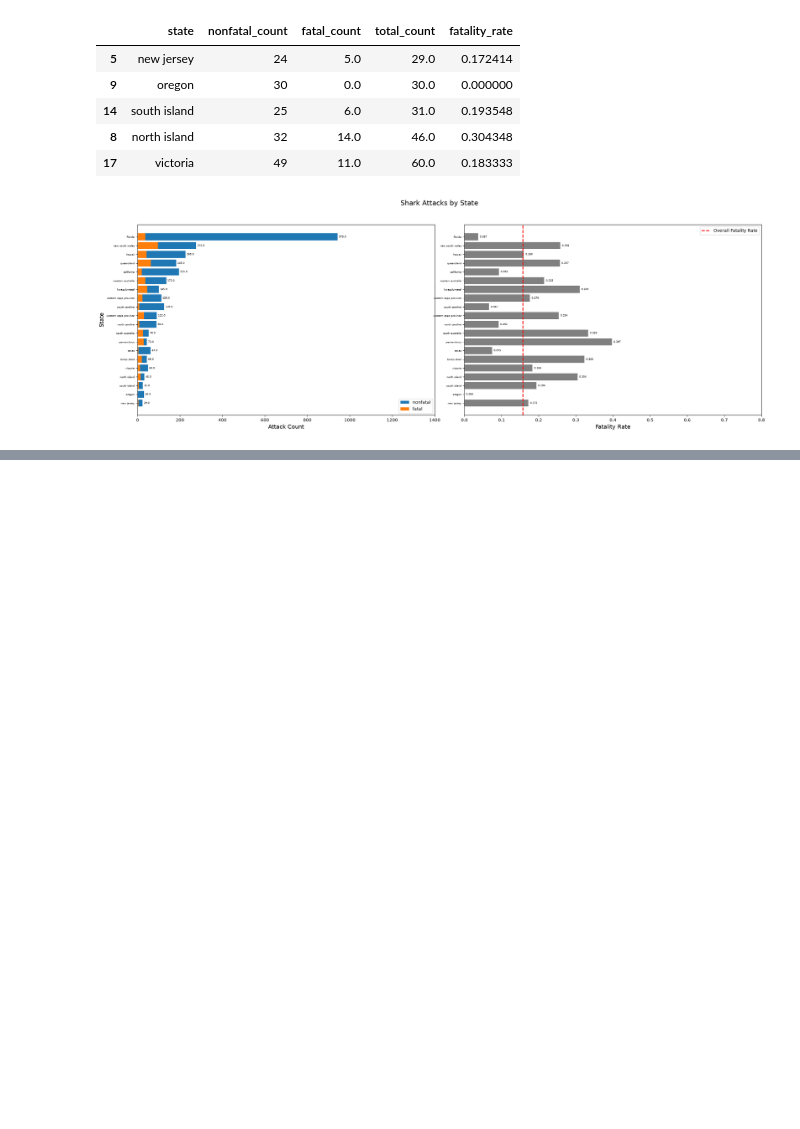
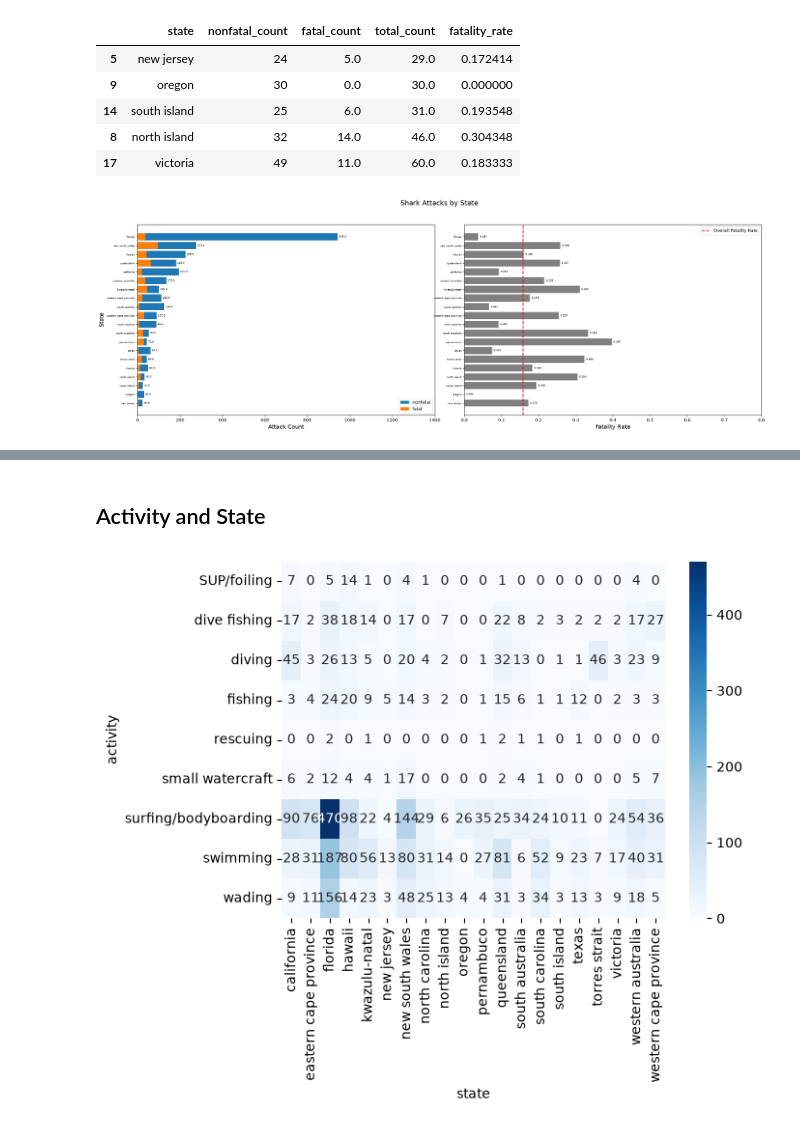
Before and after one commit to imalvarado/5650-final-project, a Jupyter notebook: code/eda.ipynb, the cells around one changed output, grey strips where cells are left out. Cells and saved outputs as stored; diff of their text form; code cells hidden in the pictures; blank space fills up the shorter version.

```diff
--- a/code/eda.ipynb
+++ b/code/eda.ipynb
@@ -231,0 +276,14 @@ fatality_rate_plots_state(state_counts, attribute_name="state", max_x=1400, lege
+# %% [markdown]
+## Activity and State
+# %%
+activ_state_ct = pd.crosstab(shark_df["activity"], shark_df["state"])
+
+sns.heatmap(
+    activ_state_ct,
+    annot=True,
+    fmt="d",
+    cmap="Blues"
+)
+plt.show()
+# %% [output]
+[figure, added]
```
Also changed, not shown: parts of 10 cells of this notebook, 6 other files.
